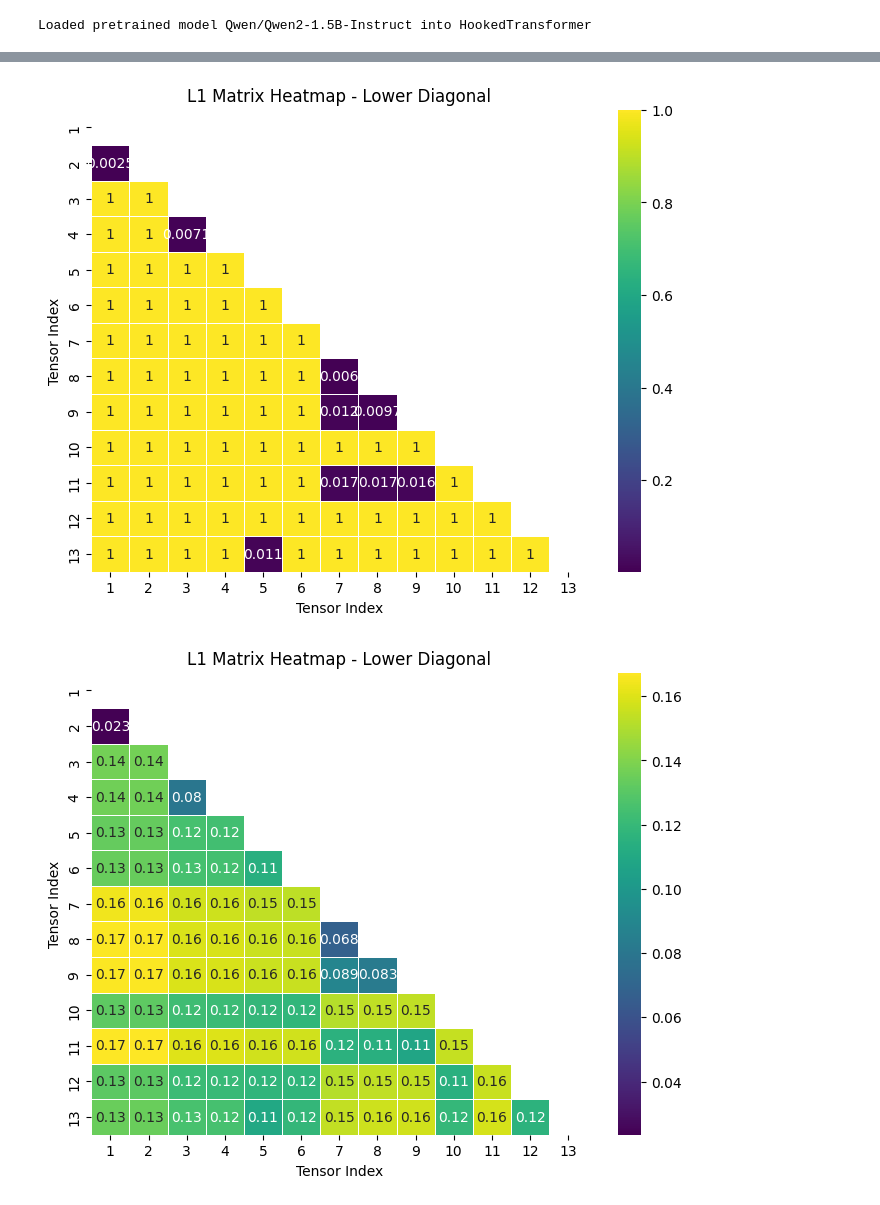
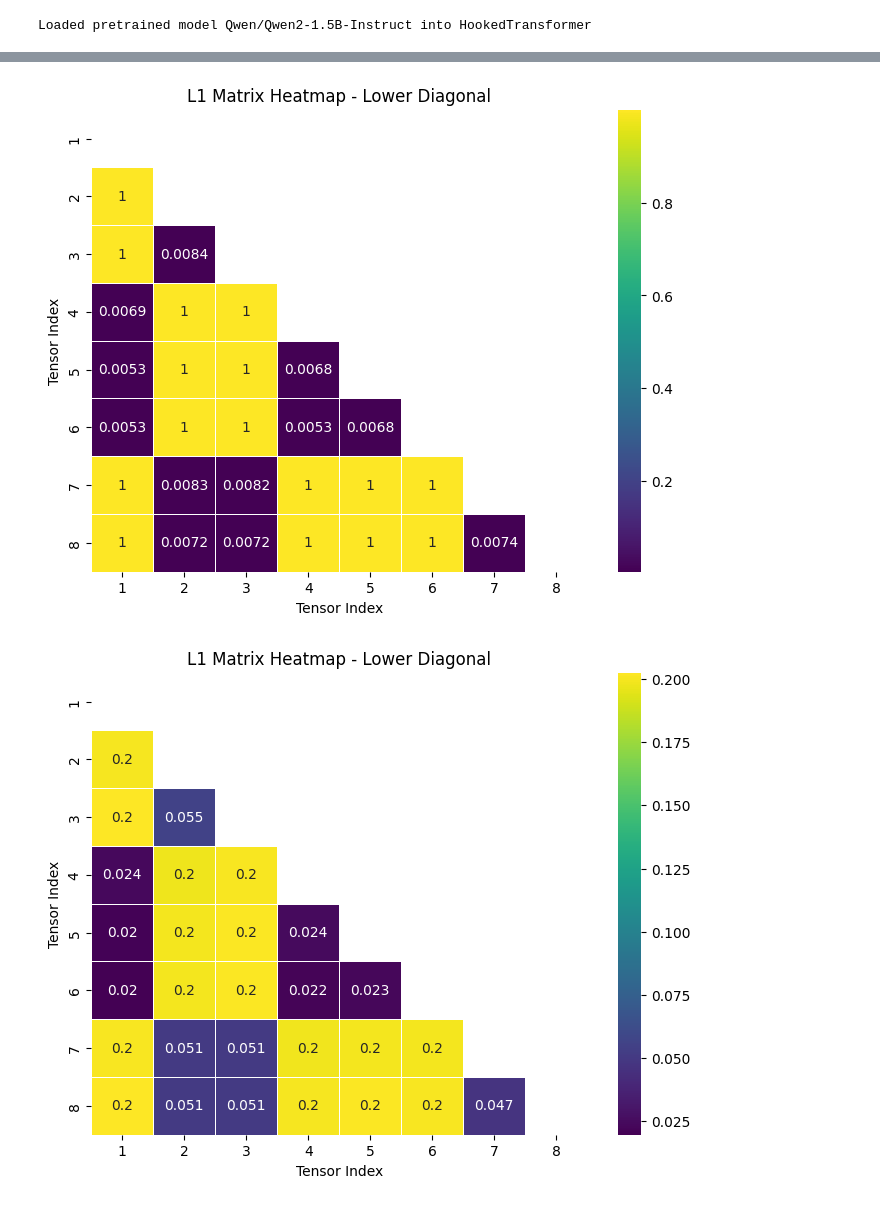
Before and after one commit to SIANI-IA/LanguageSpaceExplorer, a Jupyter notebook: sim.ipynb, the cells around one changed output, grey strips where cells are left out. Cells and saved outputs as stored; diff of their text form; code cells hidden in the pictures.

```diff
--- a/sim.ipynb
+++ b/sim.ipynb
@@ -48,7 +48,7 @@ def generate_text(prompt, max_length=100, num_return_sequences=1):
     )
     return [tokenizer.decode(output, skip_special_tokens=True) for output in outputs]
 # %%
-file_path = 'exp1.txt'
+file_path = 'exp2.txt'
 
 # Read the contents of the file into a list
 with open(file_path, 'r', encoding='utf-8') as file:
@@ -151,7 +151,7 @@ plt.xlabel("Tensor Index")
 plt.ylabel("Tensor Index")
 plt.show()
 # %% [output]
-[figure, old version]
+[figure, new version]
 # %%
 
 
@@ -167,7 +167,7 @@ for text in tqdm(db, desc="Processing DB"):
     vector = torch.cat(vector, dim=1)
     db_activations.append(vector)
 
-# Step 1: Determine the minimum length in the second dimension
+"""# Step 1: Determine the minimum length in the second dimension
 min_length = min(tensor.size(1) for tensor in db_activations)
 
 # Step 2: Truncate tensors to the minimum length
@@ -178,33 +178,49 @@ for tensor in db_activations:
     truncated_tensors.append(truncated_tensor)
 
 # Step 3: Flatten the truncated tensors for further processing
-flattened_tensors = [tensor.flatten() for tensor in truncated_tensors]
+flattened_tensors = [tensor.flatten() for tensor in truncated_tensors]"""
+max_length = max(tensor.size(1) for tensor in db_activations)
+
+# Step 2: Pad tensors with zeros to match the maximum length
+padded_tensors = []
+for tensor in db_activations:
+    current_length = tensor.size(1)
+    if current_length < max_length:
+        # Padding with zeros if the tensor's length is less than the maximum length
+        padding = torch.zeros(1, max_length - current_length, tensor.size(2)).to(tensor.device)
+        padded_tensor = torch.cat((tensor, padding), dim=1)
+    else:
+        padded_tensor = tensor
+
+    padded_tensors.append(padded_tensor)
+
+flattened_tensors = [tensor.flatten() for tensor in padded_tensors]
 
 # Step 2: Initialize an empty distance matrix
 num_tensors = len(flattened_tensors)
 distance_matrix = torch.zeros((num_tensors, num_tensors))
 
 # Step 3: Compute the l1 distance for each pair of tensors
 for i in range(num_tensors):
     for j in range(num_tensors):
         if i != j:
             distance_matrix[i, j] = F.l1_loss(flattened_tensors[i], flattened_tensors[j])
         else:
             distance_matrix[i, j] = 0.0  # Distance to self is 0
 
 distance_matrix_np = distance_matrix.numpy()
 
 # Create a mask for the upper triangle
 mask = np.triu(np.ones_like(distance_matrix_np, dtype=bool))
 
 # Plot the heatmap with the mask
 plt.figure(figsize=(8, 6))
 sns.heatmap(distance_matrix_np, annot=True, cmap="viridis",
             linewidths=0.5, mask=mask, xticklabels=range(1, distance_matrix_np.shape[0] + 1),
             yticklabels=range(1, distance_matrix_np.shape[0] + 1))
 plt.title("L1 Matrix Heatmap - Lower Diagonal")
 plt.xlabel("Tensor Index")
 plt.ylabel("Tensor Index")
 plt.show()
 # %% [output]
-[figure, old version]
+[figure, new version]
```
Also changed, not shown: parts of 2 cells of this notebook, 2 other files.
